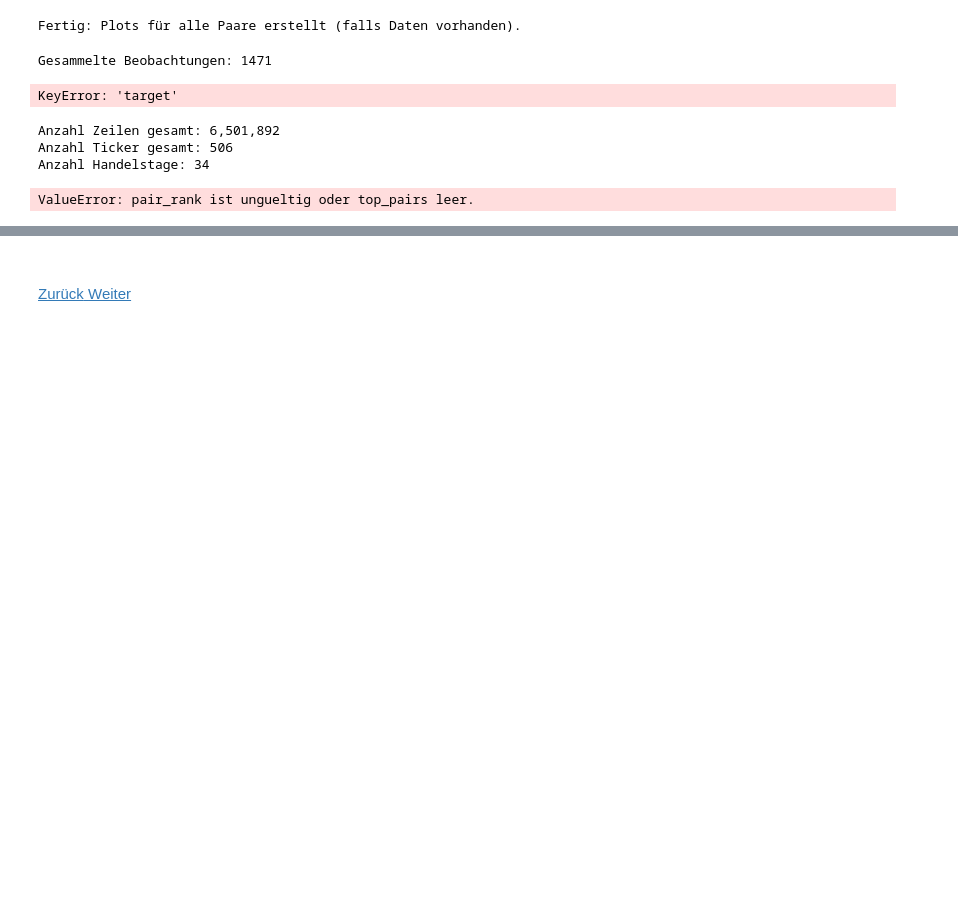
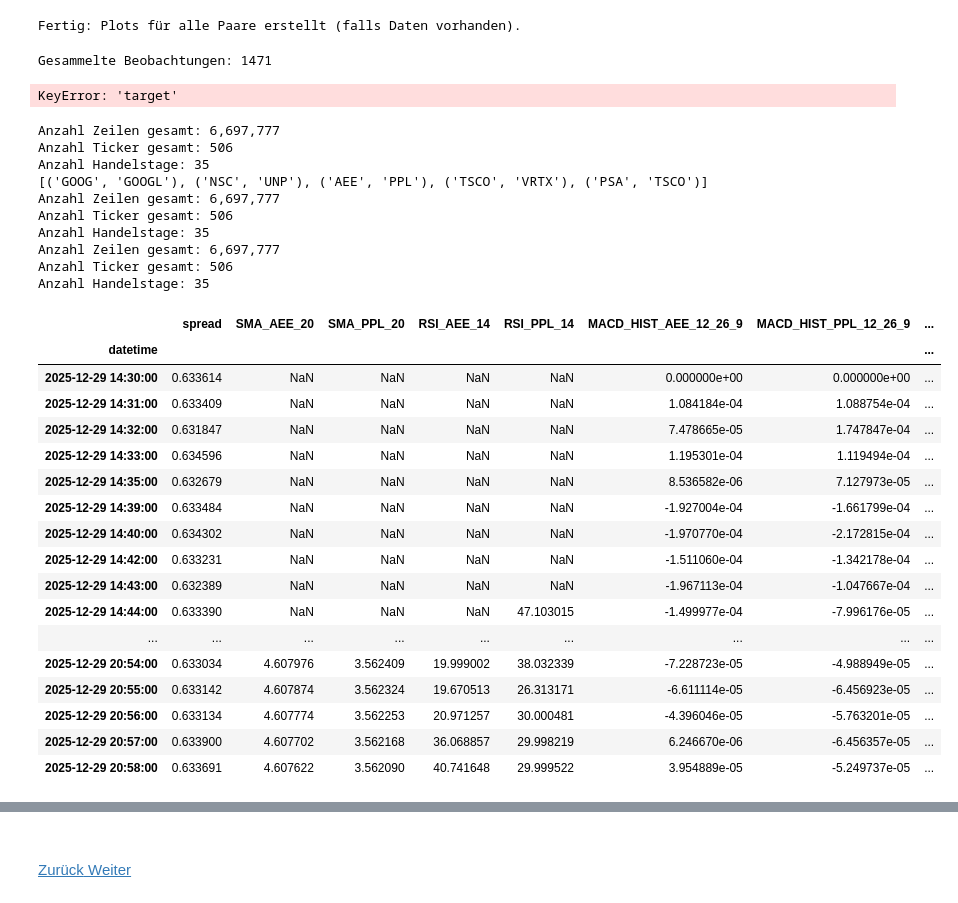
Before and after one commit to RyanMikus/pairs_trading_ml_hs25, a Jupyter notebook: 04_Modellierung.ipynb, the cells around one changed output, grey strips where cells are left out. Drawn from its saved outputs; the diff is of its cells as text; code cells hidden in the pictures; blank space fills up the shorter version.

```diff
--- a/04_Modellierung.ipynb
+++ b/04_Modellierung.ipynb
@@ -376,24 +376,54 @@ KeyError: 'target'
 # %%
 import numpy as np
 import pandas as pd
 from typing import Literal
-from pairs_trading.eda.spread_labels import classify_top_pair_spread
+from pairs_trading.eda.spread_labels import classify_top_pair_spread,get_top_pairs_today
 from IPython.display import display
 import inspect
-inspect.signature(classify_top_pair_spread)
+pd.set_option("display.max_rows", None)
+pd.set_option("display.max_columns", None)
+pd.set_option("display.width", None)
+pd.set_option("display.max_colwidth", None)
 
 
+
+print(get_top_pairs_today())
 df_labels = classify_top_pair_spread(
     pair_rank=2,
     lookahead=2,
     feature_specs=[
         {"name": "SMA", "params": {"window": 20}},
         {"name": "RSI", "params": {"window": 14}},
         {"name": "MACD_HIST", "params": {"fast": 12, "slow": 26, "signal": 9}},
     ]
 )
+display(df_labels)
 # %% [output]
-Anzahl Zeilen gesamt: 6,501,892
+Anzahl Zeilen gesamt: 6,697,777
 Anzahl Ticker gesamt: 506
-Anzahl Handelstage: 34
+Anzahl Handelstage: 35
+[('GOOG', 'GOOGL'), ('NSC', 'UNP'), ('AEE', 'PPL'), ('TSCO', 'VRTX'), ('PSA', 'TSCO')]
+Anzahl Zeilen gesamt: 6,697,777
+Anzahl Ticker gesamt: 506
+Anzahl Handelstage: 35
+Anzahl Zeilen gesamt: 6,697,777
+Anzahl Ticker gesamt: 506
+Anzahl Handelstage: 35
-ValueError: pair_rank ist ungueltig oder top_pairs leer.
+|  | spread | SMA_AEE_20 | SMA_PPL_20 | RSI_AEE_14 | RSI_PPL_14 | MACD_HIST_AEE_12_26_9 | MACD_HIST_PPL_12_26_9 | ... |
+| datetime |  |  |  |  |  |  |  | ... |
+| 2025-12-29 14:30:00 | 0.633614 | NaN | NaN | NaN | NaN | 0.000000e+00 | 0.000000e+00 | ... |
+| 2025-12-29 14:31:00 | 0.633409 | NaN | NaN | NaN | NaN | 1.084184e-04 | 1.088754e-04 | ... |
+| 2025-12-29 14:32:00 | 0.631847 | NaN | NaN | NaN | NaN | 7.478665e-05 | 1.747847e-04 | ... |
+| 2025-12-29 14:33:00 | 0.634596 | NaN | NaN | NaN | NaN | 1.195301e-04 | 1.119494e-04 | ... |
+| 2025-12-29 14:35:00 | 0.632679 | NaN | NaN | NaN | NaN | 8.536582e-06 | 7.127973e-05 | ... |
+| 2025-12-29 14:39:00 | 0.633484 | NaN | NaN | NaN | NaN | -1.927004e-04 | -1.661799e-04 | ... |
+| 2025-12-29 14:40:00 | 0.634302 | NaN | NaN | NaN | NaN | -1.970770e-04 | -2.172815e-04 | ... |
+| 2025-12-29 14:42:00 | 0.633231 | NaN | NaN | NaN | NaN | -1.511060e-04 | -1.342178e-04 | ... |
+| 2025-12-29 14:43:00 | 0.632389 | NaN | NaN | NaN | NaN | -1.967113e-04 | -1.047667e-04 | ... |
+| 2025-12-29 14:44:00 | 0.633390 | NaN | NaN | NaN | 47.103015 | -1.499977e-04 | -7.996176e-05 | ... |
+| ... | ... | ... | ... | ... | ... | ... | ... | ... |
+| 2025-12-29 20:54:00 | 0.633034 | 4.607976 | 3.562409 | 19.999002 | 38.032339 | -7.228723e-05 | -4.988949e-05 | ... |
+| 2025-12-29 20:55:00 | 0.633142 | 4.607874 | 3.562324 | 19.670513 | 26.313171 | -6.611114e-05 | -6.456923e-05 | ... |
+| 2025-12-29 20:56:00 | 0.633134 | 4.607774 | 3.562253 | 20.971257 | 30.000481 | -4.396046e-05 | -5.763201e-05 | ... |
+| 2025-12-29 20:57:00 | 0.633900 | 4.607702 | 3.562168 | 36.068857 | 29.998219 | 6.246670e-06 | -6.456357e-05 | ... |
+| 2025-12-29 20:58:00 | 0.633691 | 4.607622 | 3.562090 | 40.741648 | 29.999522 | 3.954889e-05 | -5.249737e-05 | ... |
```
Also changed, not shown: parts of 1 cell of this notebook, 2 other files.
